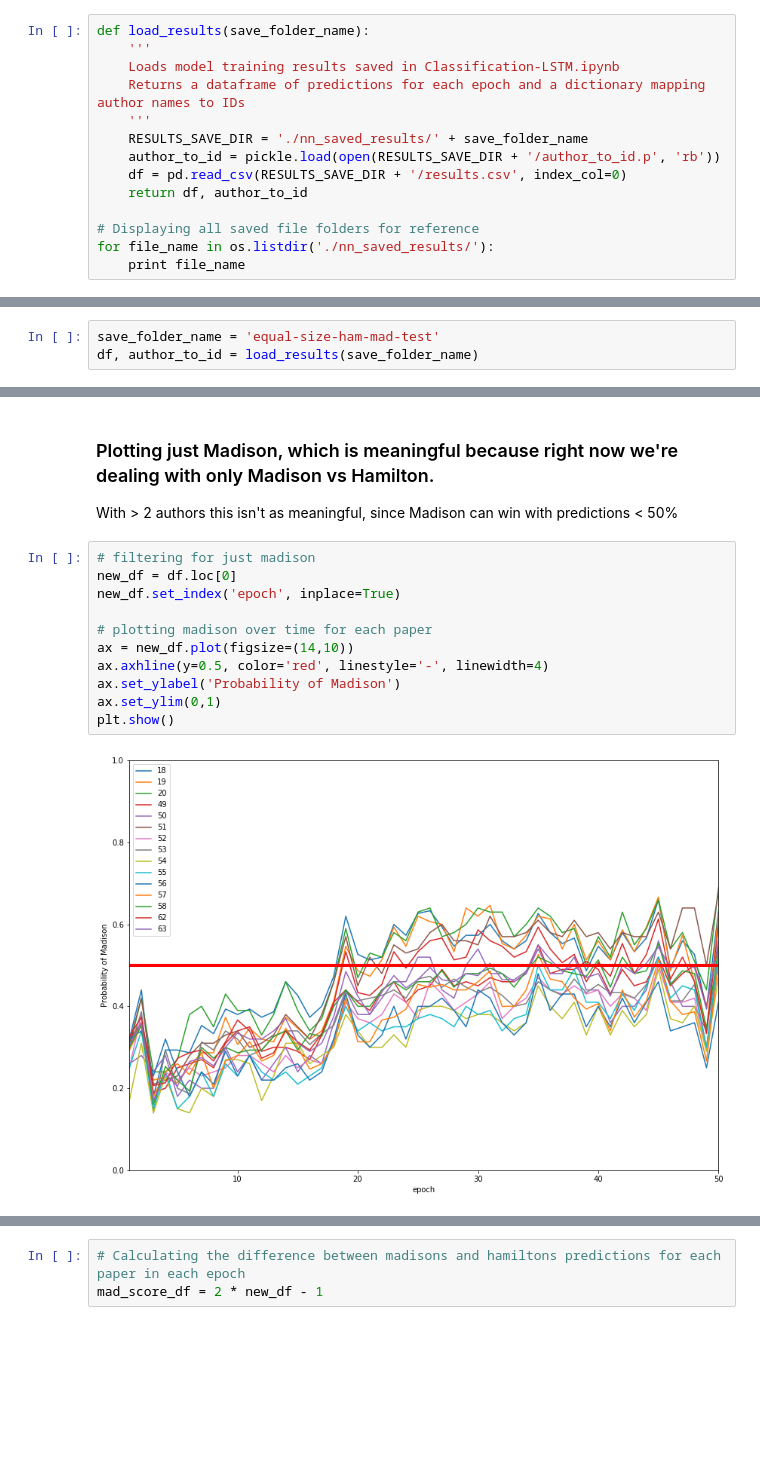
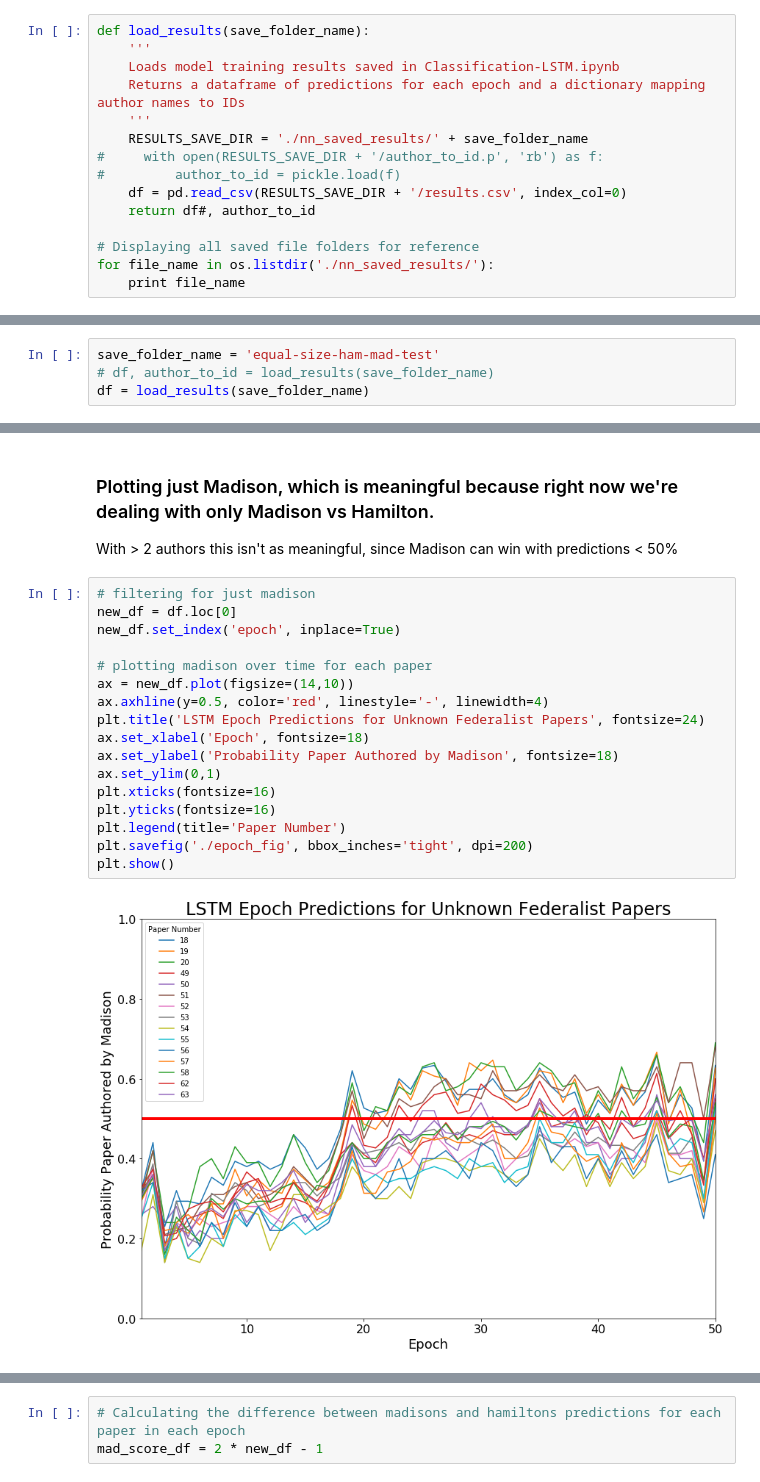
Before and after one commit to cheapcontact/w266-authorship-final-project, a Jupyter notebook: model_analysis.ipynb, the cells around one changed output, grey strips where cells are left out. Cells and saved outputs as stored; diff of their text form; blank space fills up the shorter version.

Commit message:
changes to model_analysis required commenting out some code to avoid pickle error. needed to update a chart and it wouldn't run with the error.

```diff
--- a/model_analysis.ipynb
+++ b/model_analysis.ipynb
@@ -21,9 +21,10 @@ def load_results(save_folder_name):
     Returns a dataframe of predictions for each epoch and a dictionary mapping author names to IDs
     '''
     RESULTS_SAVE_DIR = './nn_saved_results/' + save_folder_name
-    author_to_id = pickle.load(open(RESULTS_SAVE_DIR + '/author_to_id.p', 'rb'))
+#     with open(RESULTS_SAVE_DIR + '/author_to_id.p', 'rb') as f:
+#         author_to_id = pickle.load(f)
     df = pd.read_csv(RESULTS_SAVE_DIR + '/results.csv', index_col=0)
-    return df, author_to_id
+    return df#, author_to_id
 
 # Displaying all saved file folders for reference
 for file_name in os.listdir('./nn_saved_results/'):
@@ -35,6 +37,7 @@ equal-size-ham-mad-test
 # %%
 save_folder_name = 'equal-size-ham-mad-test'
-df, author_to_id = load_results(save_folder_name)
+# df, author_to_id = load_results(save_folder_name)
+df = load_results(save_folder_name)
 # %% [markdown]
 #### Code for restoring the actual model in save_folder_name
 NOTE: This gets you started, but I believe we still need to recreate the graph and stuff like that. It's weird. Docs here: https://www.tensorflow.org/programmers_guide/saved_model. Highly upvoted SO here: https://stackoverflow.com/questions/33759623/tensorflow-how-to-save-restore-a-model.
@@ -236,13 +239,19 @@ With > 2 authors this isn't as meaningful, since Madison can win with prediction
 # %%
 # filtering for just madison
 new_df = df.loc[0]
 new_df.set_index('epoch', inplace=True)
 
 # plotting madison over time for each paper
 ax = new_df.plot(figsize=(14,10))
 ax.axhline(y=0.5, color='red', linestyle='-', linewidth=4)
-ax.set_ylabel('Probability of Madison')
+plt.title('LSTM Epoch Predictions for Unknown Federalist Papers', fontsize=24)
+ax.set_xlabel('Epoch', fontsize=18)
+ax.set_ylabel('Probability Paper Authored by Madison', fontsize=18)
 ax.set_ylim(0,1)
+plt.xticks(fontsize=16)
+plt.yticks(fontsize=16)
+plt.legend(title='Paper Number')
+plt.savefig('./epoch_fig', bbox_inches='tight', dpi=200)
 plt.show()
 # %% [output]
-[figure, old version]
+[figure, new version]
```
Also changed, not shown: parts of 4 cells of this notebook, 1 other file.
